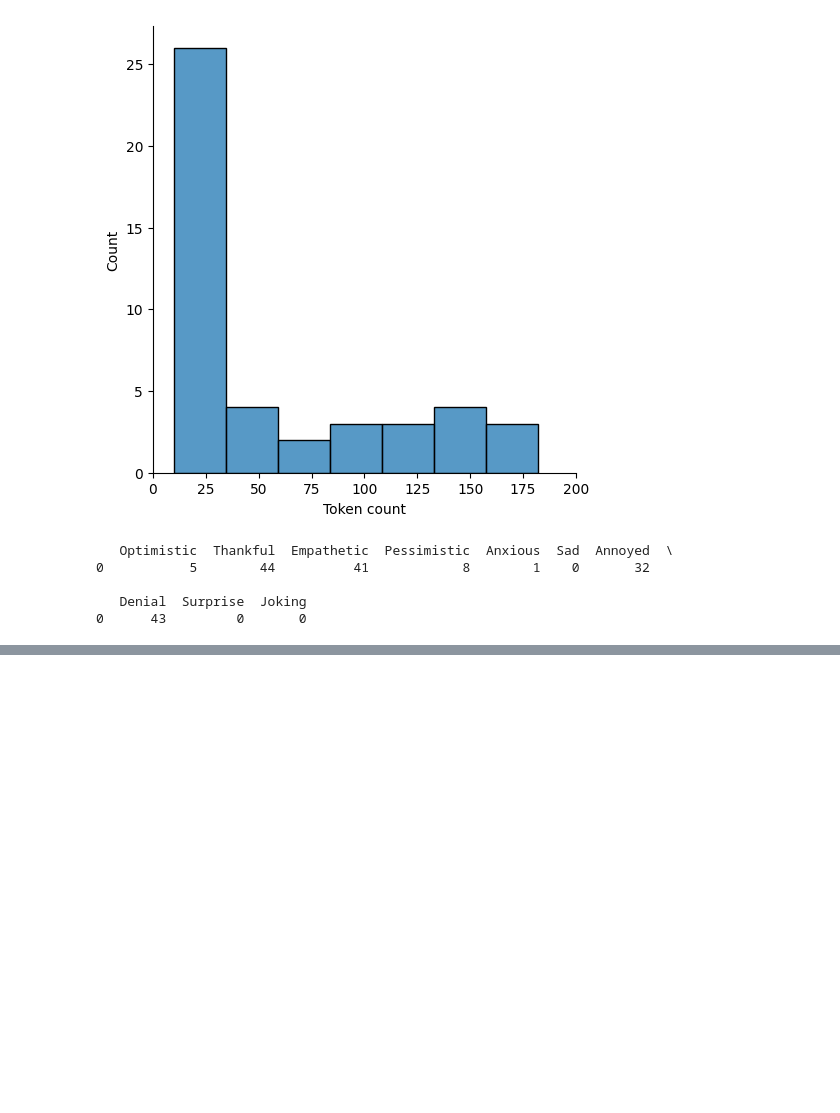
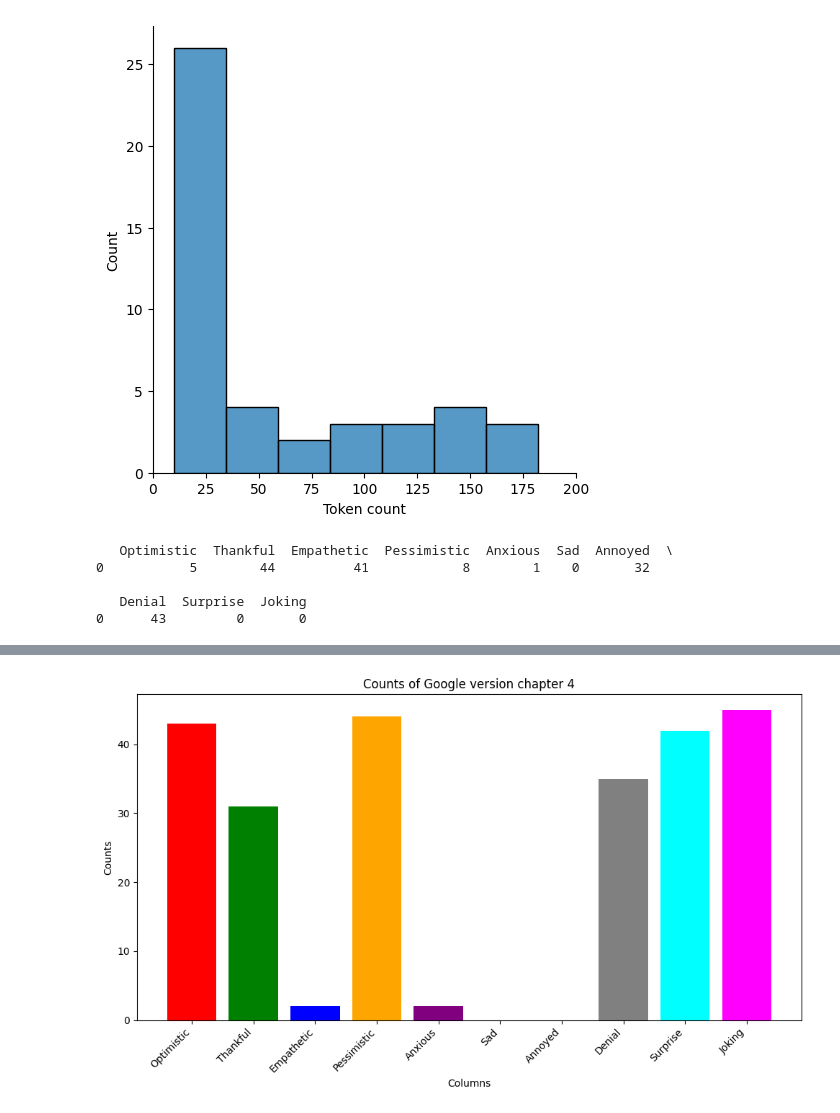
Before and after one commit to sydney-machine-learning/translationanalysis-Mandarin, a Jupyter notebook: sentiment_analysis.ipynb, the cells around one changed output, grey strips where cells are left out. Cells and saved outputs as stored; diff of their text form; code cells hidden in the pictures; blank space fills up the shorter version.

Commit message:
update sentiment analysis for google version

```diff
--- a/sentiment_analysis.ipynb
+++ b/sentiment_analysis.ipynb
@@ -355,0 +380,14 @@ print(df_count_hsien.head())
+# %%
+#google translate chapter four sentiment analysis
+
+
+#clean the new dataset
+#get the file path for the google translate version
+file_path_four_google = '/Users/wangxuechun/unsw/UNSW-Thesis-/chapter_4_trans.csv'
+#construct a dataframe
+df_four_google = pd.read_csv(file_path_four_google)
+#drop the Chinese_verse, and keep the translated English Verse
+# Assuming df is your DataFrame and 'ColumnToDrop' is the name of the column you want to drop
+df_four_google = df_four_google.drop('Chinese_verse', axis=1)
+
+df_four_google.head()
@@ -355,0 +484,25 @@ print(df_count_hsien.head())
+# %%
+df_count_google_numeric = df_count_google.iloc[0].apply(pd.to_numeric)
+
+# Define a list of colors (the length should match the number of categories/columns)
+colors = ['red', 'green', 'blue', 'orange', 'purple', 'brown', 'pink', 'gray', 'cyan', 'magenta']
+
+# Check if the number of colors matches the number of columns
+if len(colors) >= len(df_count_google_numeric):
+    # Plotting
+    plt.figure(figsize=(10, 6))  # Set the figure size (width, height) in inches
+    plt.bar(df_count_google_numeric.index, df_count_google_numeric.values, color=colors)  # Create a bar plot with different colors
+
+    # Adding titles and labels
+    plt.title('Counts of Google version chapter 4')
+    plt.xlabel('Columns')
+    plt.ylabel('Counts')
+    plt.xticks(rotation=45, ha='right')  # Rotate the x labels to avoid overlapping
+
+    # Show the plot
+    plt.tight_layout()  # Adjusts subplot params so that the subplot(s) fits in to the figure area
+    plt.show()
+else:
+    print("Not enough colors defined.")
+# %% [output]
+[figure, added]
```
Also changed, not shown: parts of 5 cells of this notebook.
